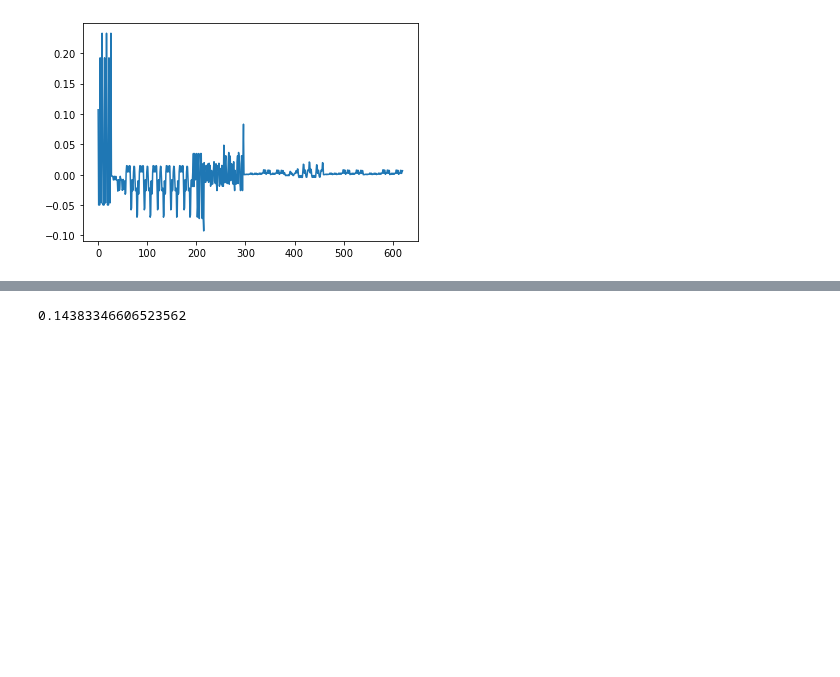
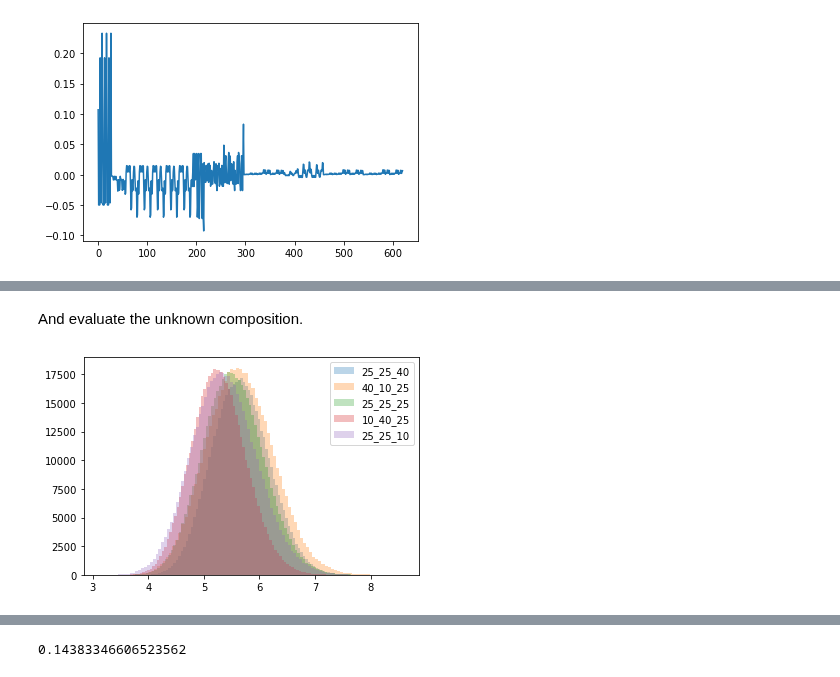
Before and after one commit to wzetto/MATools, a Jupyter notebook: CE_MC/cluster_ce_msad.ipynb, the cells around one changed output, grey strips where cells are left out. Cells and saved outputs as stored; diff of their text form; code cells hidden in the pictures; blank space fills up the shorter version.

```diff
--- a/CE_MC/cluster_ce_msad.ipynb
+++ b/CE_MC/cluster_ce_msad.ipynb
@@ -1593,13 +1652,9 @@ print(len(best_embed_), best_embed_)
   0.]]
 # %%
-chosen_embed_ = best_embed_[0]
-# chosen_embed_ = np.array([0., 0., 0., 1., 1., 1., 1., 1., 1., 0., 0., 1.,
-#   1., 1., 1., 1., 1., 1., 1., 1., 1., 1., 1., 0.,
-#   1., 1., 1., 0., 1., 1., 1., 0., 1., 1., 1., 1.,
-#   1., 1., 1., 1., 1., 1., 1., 1., 1., 1., 1., 1., 1.])
+chosen_embed_ = best_embed_[1]
 weight_chosen = genetic.embed_extra(embed_book, weight_list, chosen_embed_)
 best_embed_dict = dict(zip(embed_type, chosen_embed_))
-clf_ga = RidgeCV(alphas=np.linspace(300, 400, 10), cv=10).fit(weight_chosen, msad_list.reshape(-1,1))
+clf_ga = LassoCV(alphas=[0.05], cv=5, max_iter=5000).fit(weight_chosen, msad_list)
 
 '''
 1. Transform the new weights into normalized form. z = (x - u) / s
@@ -2005,0 +2119,41 @@ for i in range(train_step):
+# %% [markdown]
+And evaluate the unknown composition.
+# %%
+ele_predict = []
+
+mean_msad = 5.495673167176755
+mean_msad = np.mean(msad_list)
+date = '20221223msad_GNN'
+path_save = f'/media/wz/a7ee6d50-691d-431a-8efb-b93adc04896d/Github/MATools/CE_MC/runs/demo/{date}'
+a_tilt = np.load('/media/wz/7AD631A4D6316195/Projects/SQS_drl/graph/fcc_32/a_tilt.npy')
+device = torch.device("cuda:0" if torch.cuda.is_available() else "cpu")
+a_tilt = torch.from_numpy(a_tilt).float().to(device)
+
+fc_ = fc(a_tilt).to(device)
+fc_.load_state_dict(torch.load(path_save+'/gcn4.pth'))
+fc_.eval()
+
+compo_mat = [
+        [0.25, 0.25, 0.4, 0.1],
+        [0.4, 0.1, 0.25, 0.25],
+        [0.25, 0.25, 0.25, 0.25],
+        [0.1, 0.4, 0.25, 0.25],
+        [0.25, 0.25, 0.1, 0.4],
+]
+for compo in compo_mat:
+    ele_predict = []
+    c1, c2, c3, c4 = compo
+    type_ = f'{int(c1*100)}_{int(c2*100)}_{int(c3*100)}'
+    for i in range(500000):
+        ele_list = ele_list_gen(c1, c2, c3, c4, 32)
+        ele_predict.append(ele_list.tolist())
+
+    ele_predict = torch.from_numpy(np.array(ele_predict)).to(device).float()
+    predict_msad = fc_(ele_predict).detach().cpu().numpy().flatten()+mean_msad
+
+    plt.hist(predict_msad, bins=100, label=type_, alpha=0.3)
+
+plt.legend()
+plt.show()
+# %% [output]
+[figure, added]
```
Also changed, not shown: parts of 22 cells of this notebook, 8 other files.
